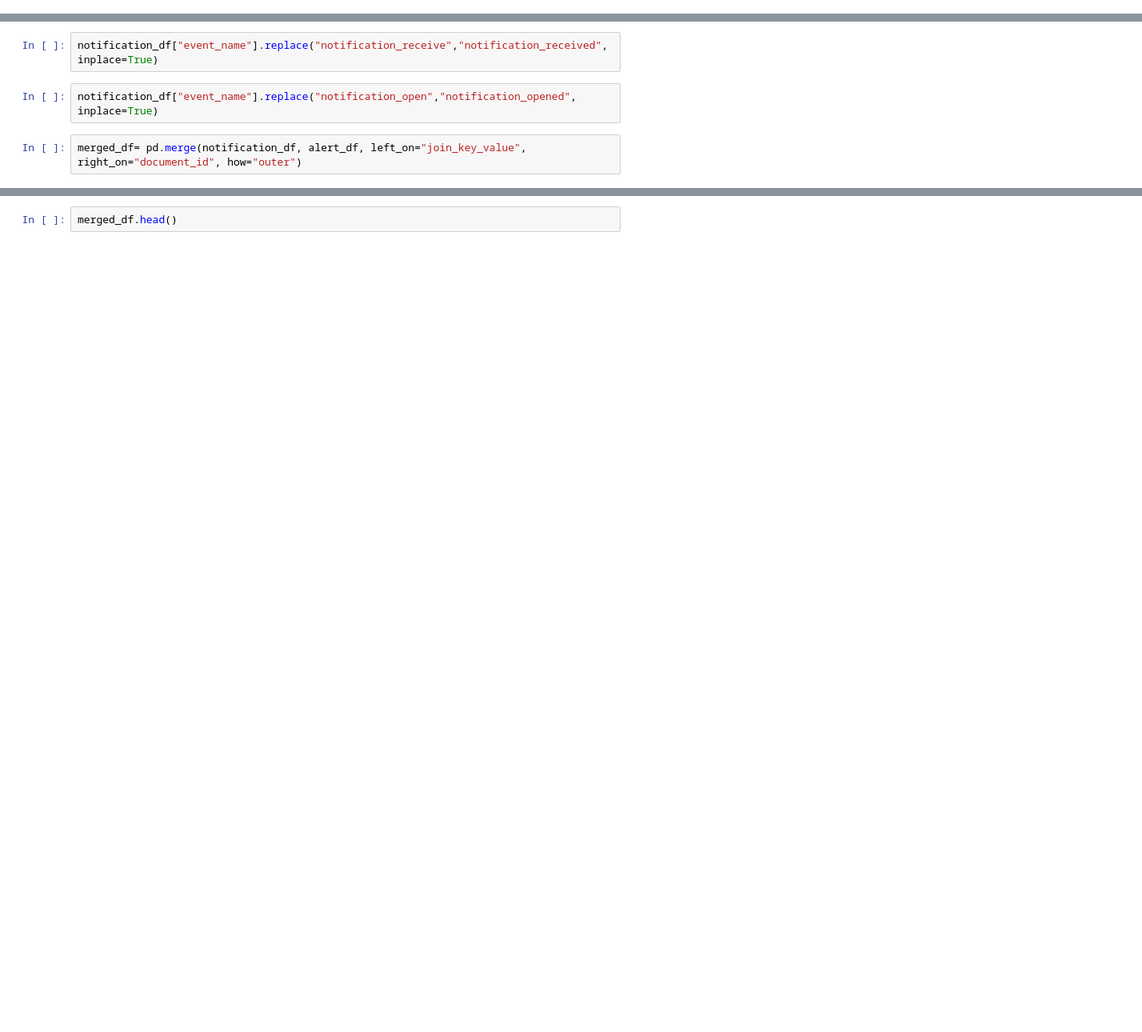
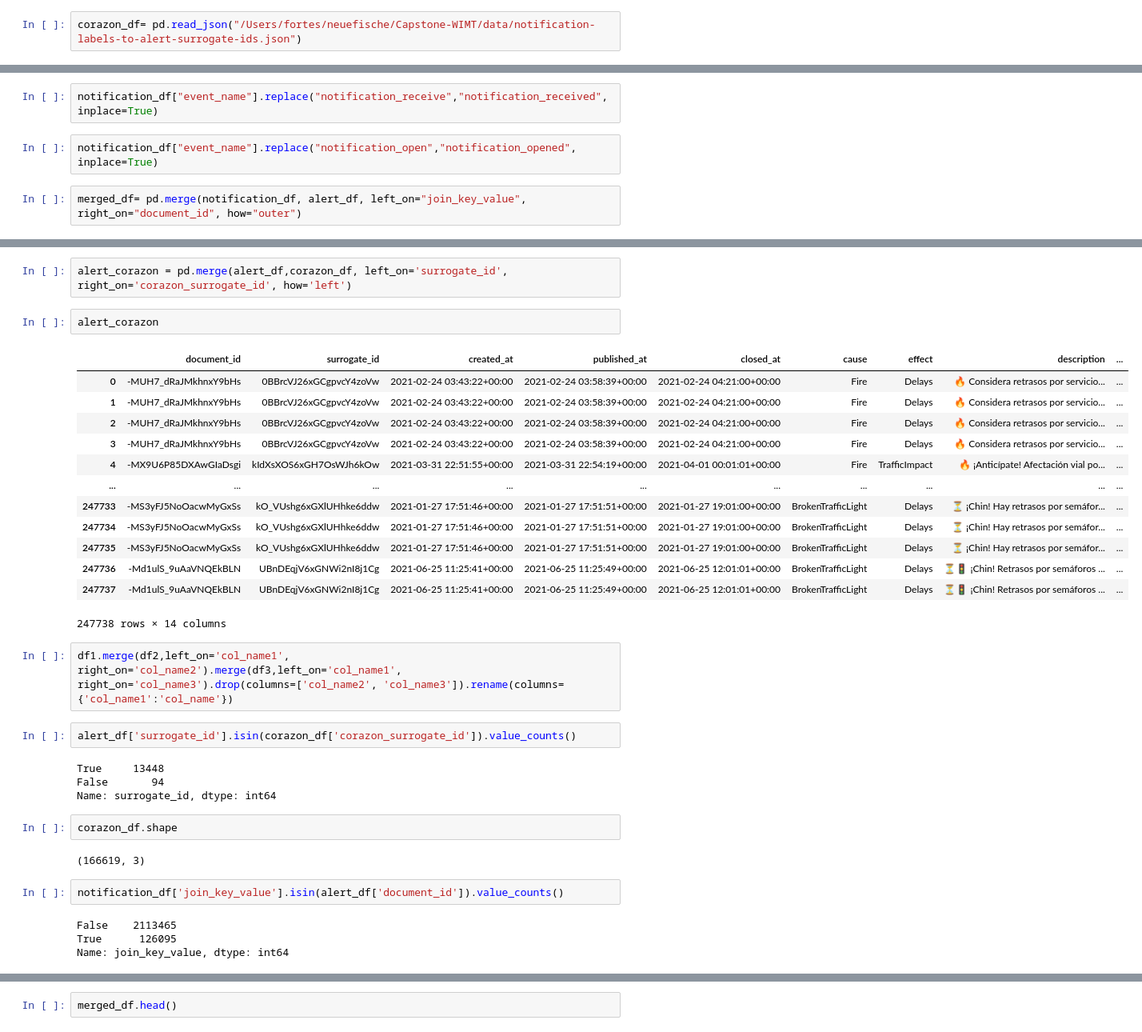
Before and after one commit to ComMutants/Capstone-WIMT, a Jupyter notebook: notebooks/WIMT_Capstone.ipynb, the cells around one changed output, grey strips where cells are left out. Shown: that part at 80% size. Drawn from its saved outputs; the diff is of its cells as text; blank space fills up the shorter version.

```diff
--- a/notebooks/WIMT_Capstone.ipynb
+++ b/notebooks/WIMT_Capstone.ipynb
@@ -13,6 +13,8 @@ import torch
 alert_df=pd.read_json("/Users/fortes/neuefische/Capstone-WIMT/data/alerts.json")
 # %%
 notification_df=pd.read_json("/Users/fortes/neuefische/Capstone-WIMT/data/notifications.json")
+# %%
+corazon_df= pd.read_json("/Users/fortes/neuefische/Capstone-WIMT/data/notification-labels-to-alert-surrogate-ids.json")
 # %%
 notification_df
 # %% [output]
@@ -84,0 +128,36 @@ print (alert_df.shape())
+# %%
+alert_corazon = pd.merge(alert_df,corazon_df, left_on='surrogate_id', right_on='corazon_surrogate_id', how='left')
+# %%
+alert_corazon
+# %% [output]
+|  | document_id | surrogate_id | created_at | published_at | closed_at | cause | effect | description | ... |
+| 0 | -MUH7_dRaJMkhnxY9bHs | 0BBrcVJ26xGCgpvcY4zoVw | 2021-02-24 03:43:22+00:00 | 2021-02-24 03:58:39+00:00 | 2021-02-24 04:21:00+00:00 | Fire | Delays | 🔥 Considera retrasos por servicio... | ... |
+| 1 | -MUH7_dRaJMkhnxY9bHs | 0BBrcVJ26xGCgpvcY4zoVw | 2021-02-24 03:43:22+00:00 | 2021-02-24 03:58:39+00:00 | 2021-02-24 04:21:00+00:00 | Fire | Delays | 🔥 Considera retrasos por servicio... | ... |
+| 2 | -MUH7_dRaJMkhnxY9bHs | 0BBrcVJ26xGCgpvcY4zoVw | 2021-02-24 03:43:22+00:00 | 2021-02-24 03:58:39+00:00 | 2021-02-24 04:21:00+00:00 | Fire | Delays | 🔥 Considera retrasos por servicio... | ... |
+| 3 | -MUH7_dRaJMkhnxY9bHs | 0BBrcVJ26xGCgpvcY4zoVw | 2021-02-24 03:43:22+00:00 | 2021-02-24 03:58:39+00:00 | 2021-02-24 04:21:00+00:00 | Fire | Delays | 🔥 Considera retrasos por servicio... | ... |
+| 4 | -MX9U6P85DXAwGIaDsgi | kIdXsXOS6xGH7OsWJh6kOw | 2021-03-31 22:51:55+00:00 | 2021-03-31 22:54:19+00:00 | 2021-04-01 00:01:01+00:00 | Fire | TrafficImpact | 🔥 ¡Anticípate! Afectación vial po... | ... |
+| ... | ... | ... | ... | ... | ... | ... | ... | ... | ... |
+| 247733 | -MS3yFJ5NoOacwMyGxSs | kO_VUshg6xGXlUHhke6ddw | 2021-01-27 17:51:46+00:00 | 2021-01-27 17:51:51+00:00 | 2021-01-27 19:01:00+00:00 | BrokenTrafficLight | Delays | ⏳ ¡Chin! Hay retrasos por semáfor... | ... |
+| 247734 | -MS3yFJ5NoOacwMyGxSs | kO_VUshg6xGXlUHhke6ddw | 2021-01-27 17:51:46+00:00 | 2021-01-27 17:51:51+00:00 | 2021-01-27 19:01:00+00:00 | BrokenTrafficLight | Delays | ⏳ ¡Chin! Hay retrasos por semáfor... | ... |
+| 247735 | -MS3yFJ5NoOacwMyGxSs | kO_VUshg6xGXlUHhke6ddw | 2021-01-27 17:51:46+00:00 | 2021-01-27 17:51:51+00:00 | 2021-01-27 19:01:00+00:00 | BrokenTrafficLight | Delays | ⏳ ¡Chin! Hay retrasos por semáfor... | ... |
+| 247736 | -Md1ulS_9uAaVNQEkBLN | UBnDEqjV6xGNWi2nI8j1Cg | 2021-06-25 11:25:41+00:00 | 2021-06-25 11:25:49+00:00 | 2021-06-25 12:01:01+00:00 | BrokenTrafficLight | Delays | ⏳🚦 ¡Chin! Retrasos por semáforos ... | ... |
+| 247737 | -Md1ulS_9uAaVNQEkBLN | UBnDEqjV6xGNWi2nI8j1Cg | 2021-06-25 11:25:41+00:00 | 2021-06-25 11:25:49+00:00 | 2021-06-25 12:01:01+00:00 | BrokenTrafficLight | Delays | ⏳🚦 ¡Chin! Retrasos por semáforos ... | ... |
+247738 rows × 14 columns
+# %%
+df1.merge(df2,left_on='col_name1', right_on='col_name2').merge(df3,left_on='col_name1', right_on='col_name3').drop(columns=['col_name2', 'col_name3']).rename(columns={'col_name1':'col_name'})
+# %%
+alert_df['surrogate_id'].isin(corazon_df['corazon_surrogate_id']).value_counts()
+# %% [output]
+True     13448
+False       94
+Name: surrogate_id, dtype: int64
+# %%
+corazon_df.shape
+# %% [output]
+(166619, 3)
+# %%
+notification_df['join_key_value'].isin(alert_df['document_id']).value_counts()
+# %% [output]
+False    2113465
+True      126095
+Name: join_key_value, dtype: int64
```
Also changed, not shown: parts of 30 cells of this notebook, 1 other file.
